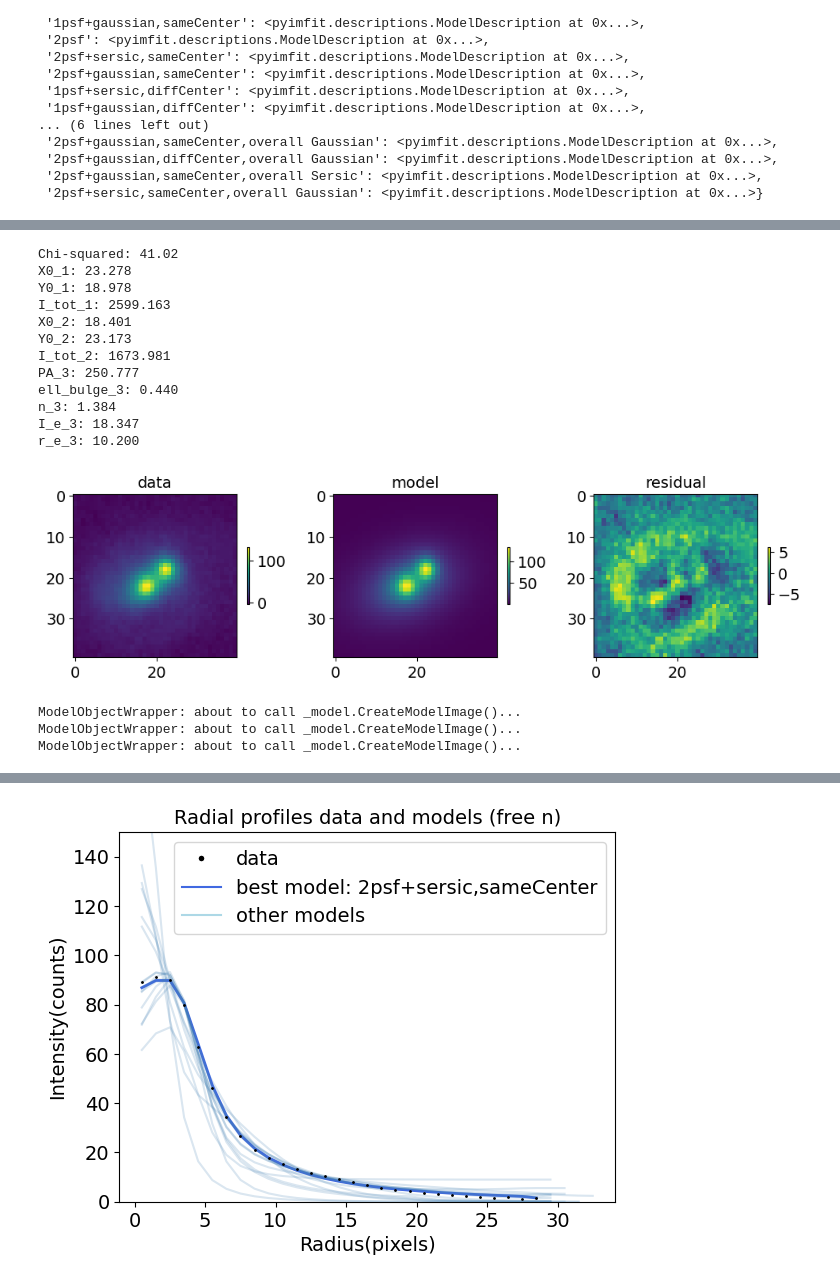
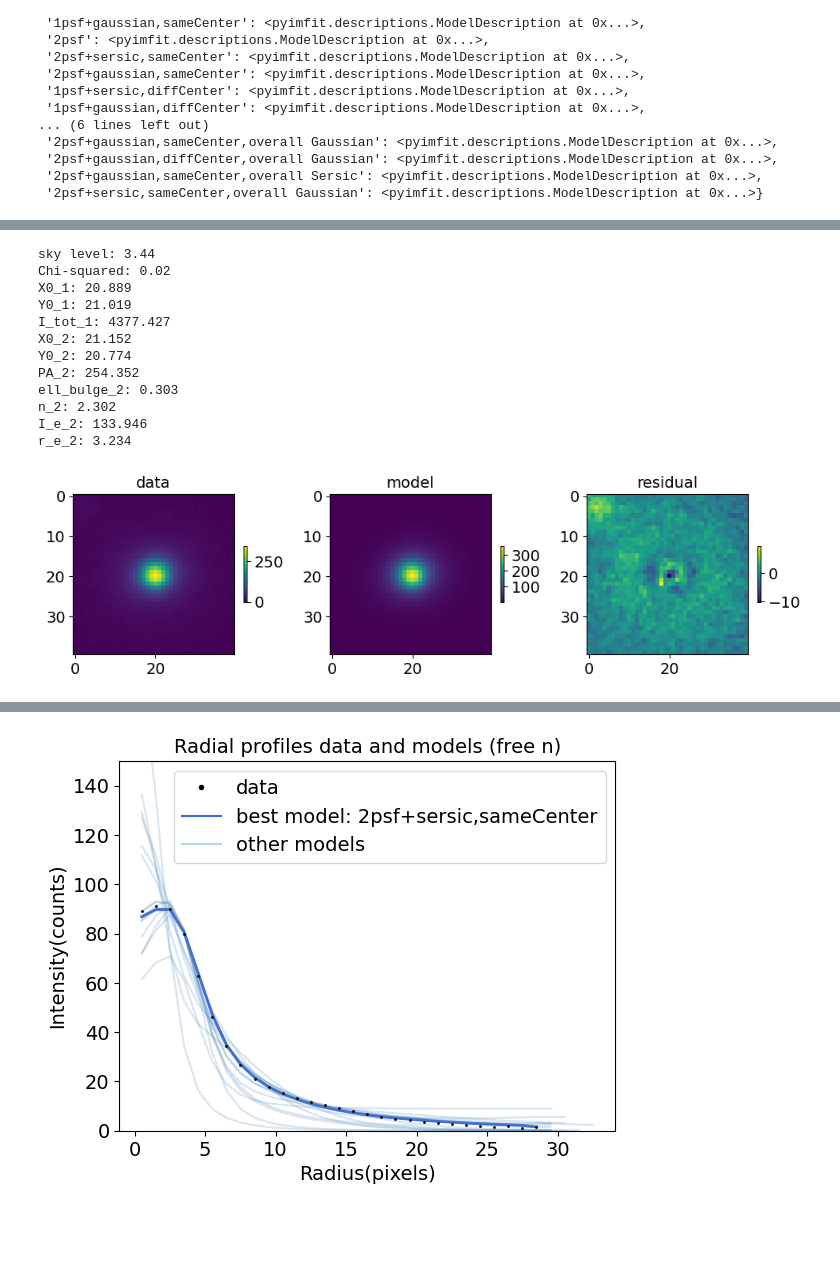
Before and after one commit to insepien/dualAGN, a Jupyter notebook: scrap_notebooks/checkFit.ipynb, the cells around one changed output, grey strips where cells are left out. Drawn from its saved outputs; the diff is of its cells as text; code cells hidden in the pictures; blank space fills up the shorter version.

```diff
--- a/scrap_notebooks/checkFit.ipynb
+++ b/scrap_notebooks/checkFit.ipynb
@@ -34,8 +24,0 @@ psf100 = fits.getdata("psf100.fits")
-# %%
-# fit result with 100x100 frame
-"""with open("../fit/fitResults/J1215+1344_fit.pkl", "rb") as file:
-    d0 = pickle.load(file)
-
-modelName = ["1 psf+sersic same center", "2 psf+sersic same center","1 psf+sersic diff center", "2 psf+sersic diff center"]
-dfs = [pd.DataFrame([d0['paramNames'][n],d0['bestfit_n1'][n]['params']],index=['',modelName[n]]).T for n in range(4)]
-pd.concat(dfs, axis=1).fillna('')"""
@@ -347,4 +341,11 @@ def fit_df(filename):
 # %%
+on = "J0918+1406"
+imageFile = "../cutouts/data/"+on+".fits"
+imageAGN = fits.getdata(imageFile)
+with open("../psfConstruction/psf_pkls/psf_"+on+".pkl","rb") as f:
+    d = pickle.load(f)
+epsf = d['psf'].data
+
 # cropping image and find centers
 imageAGNcrop, ys, xs = crop_image(imageAGN)
 Imax = imageAGN.max()
@@ -422,50 +404,34 @@ sky level: 2.67
 # %%
+sky = find_sky(imageAGNcrop)
 # Try for only 1 model
-modelname = "1psf+sersic,1psf"
+modelname = "1psf+sersic,diffCenter"
 imageAGNcrop_bs = imageAGNcrop-sky
-fitter0, config0, modelIm0, fitRes0, pname0  = dofit_no_oversp(modelname,
-                                                      dataImage=imageAGNcrop_bs, psf=psf400new,solver="LM")
+image = imageAGNcrop_bs
+config0, modelIm0, fitRes0, pname0  = dofit_no_oversp(modelname,
+                                                      dataImage=image, psf=epsf,solver="LM")
 m = modelIm0
 res = fitRes0.params
 pname = pname0
-fs = fitRes0.fitStat
+fs = fitRes0.fitStatReduced
 print(f'Chi-squared: {fs:.2f}')
 [print(f"{pname[i]}: {res[i]:.3f}") for i in range(len(pname))]
 fig,ax = plt.subplots(1,3,figsize=(10,4))
-im = [ax[i].imshow([imageAGNcrop-2.5, m, imageAGNcrop_bs-m][i]) for i in range(3)]
+im = [ax[i].imshow([image, m, image-m][i]) for i in range(3)]
 dic = dict(zip(pname, res))
 [fig.colorbar(im[i],ax=ax[i],shrink=0.2) for i in range(3)]
 [ax[i].set_title(['data','model','residual'][i]) for i in range(3)]
 fig.tight_layout();
 # %% [output]
-Chi-squared: 41.02
-X0_1: 23.278
-Y0_1: 18.978
-I_tot_1: 2599.163
-X0_2: 18.401
-Y0_2: 23.173
-I_tot_2: 1673.981
-PA_3: 250.777
-ell_bulge_3: 0.440
-n_3: 1.384
-I_e_3: 18.347
-r_e_3: 10.200
+sky level: 3.44
+Chi-squared: 0.02
+X0_1: 20.889
+Y0_1: 21.019
+I_tot_1: 4377.427
+X0_2: 21.152
+Y0_2: 20.774
+PA_2: 254.352
+ell_bulge_2: 0.303
+n_2: 2.302
+I_e_2: 133.946
+r_e_2: 3.234
-[figure, old version]
+[figure, new version]
-# %%
-psf1 = res[:3]
-#ss1 = res[6:]
-psf2 = res[3:6]
-ss2 = np.concatenate([res[3:5],res[6:]])
-#sky = [20,20,res[-1]]
-newparams = [psf1,psf2,ss2]
-model_dicts = [psf_dict,psf_dict, sersic_dict]
-n_comps = len(model_dicts)
-model_images = []
-for i in range(len(model_dicts)):
-    fitter = make1model(20,20,model_dicts[i],psf=psf400new)
-    mi = fitter.getModelImage(shape=[40,40],newParameters=newparams[i])
-    model_images.append(mi)
-# %% [output]
-ModelObjectWrapper: about to call _model.CreateModelImage()...
-ModelObjectWrapper: about to call _model.CreateModelImage()...
-ModelObjectWrapper: about to call _model.CreateModelImage()...
```
Also changed, not shown: parts of 15 cells of this notebook, 13 other files.
